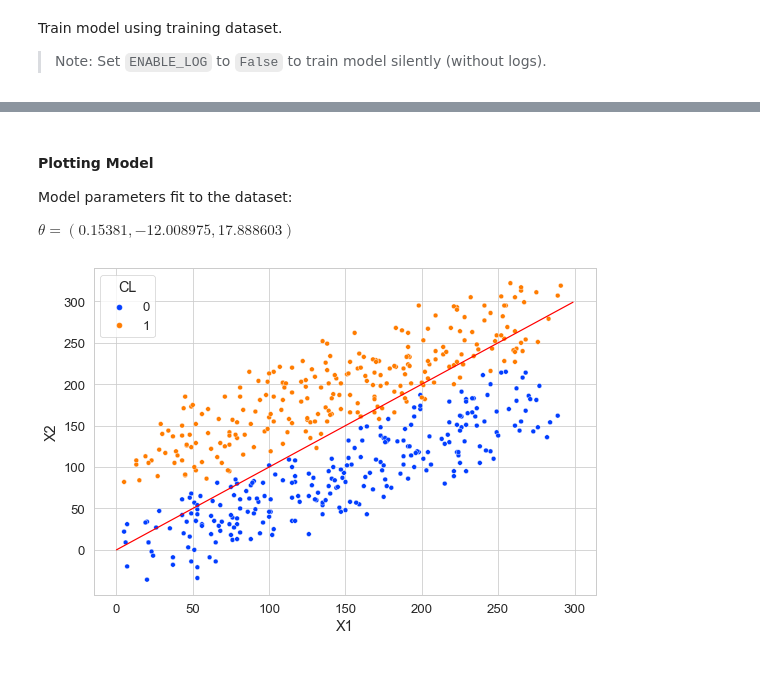
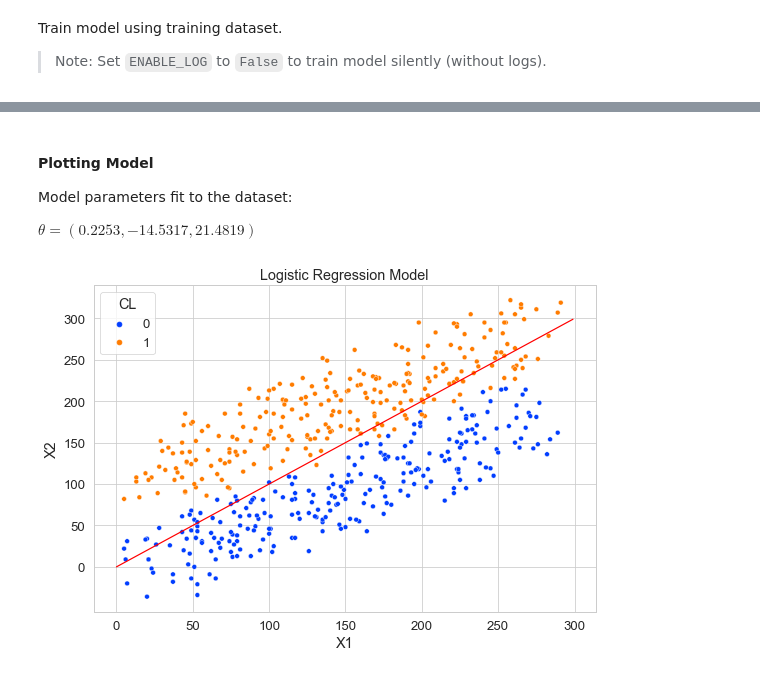
Before and after one commit to DheemanthBhat/ML-Concepts, a Jupyter notebook: 5. Logistic Regression/3. Logistic Regression.ipynb, the cells around one changed output, grey strips where cells are left out. Saved outputs shown, nothing was run; the diff lists cells and outputs as text; code cells hidden in the pictures.

Commit message:
Adding Regularization to Regression.

```diff
--- a/5. Logistic Regression/3. Logistic Regression.ipynb
+++ b/5. Logistic Regression/3. Logistic Regression.ipynb
@@ -430,10 +483,8 @@ Train model using training dataset.
 
 > Note: Set `ENABLE_LOG` to `False` to train model silently (without logs).
 # %%
-ENABLE_LOG = True
-
 # Fit Logistic Regression model.
-predict = fit(alpha=22, max_itr=300, nth=30, plot_cost=True)
+predict = fit(alpha=45, max_itr=250, lamda=0.00001, nth=25, plot_cost=True, precision=4)
 # %% [output]
 Logistic Regression
 ===================
@@ -475,27 +527,23 @@ Model parameters fit to the dataset: [0.15381, -12.008975, 17.888603]
 
 Model parameters fit to the dataset:
 
-$ \theta = (0.15381, -12.008975, 17.888603) $
+$ \theta = (0.2253, -14.5317, 21.4819) $
 # %%
-plt.figure(figsize=(9, 6))
+t0, t1, t2 = model_params
+mX = [n for n in range(0, 300) if t0 + (t1 * n) + (t2 * n) >= 0]
 
-nums = range(0, 300)
-X1 = []
-X2 = []
-t0, t1, t2 = model_params
-for num in nums:
-    if t0 >= ((t1 * num) - (t2 * num)):
-        X1.append(num)
-        X2.append(num)
-# Model
-sns.lineplot(x=X1, y=X2, color="red")
+plt.figure(figsize=(9, 6))  # Figure-size: Width, Height
 
-# Data-points.
+# Plot Model
+sns.lineplot(x=mX, y=mX, color="red")
+
+# Plot Data-points.
 sns.scatterplot(data=biv_df, x="X1", y="X2", hue="CL", palette="bright")
+plt.title("Logistic Regression Model")
 plt.xticks(ticks=range(0, 350, 50))
 plt.yticks(ticks=range(0, 350, 50))
 
 plt.show()
 # %% [output]
-[figure, old version]
+[figure, new version]
 [interactive output not drawn]
```
Also changed, not shown: parts of 11 cells of this notebook, 2 other files.
